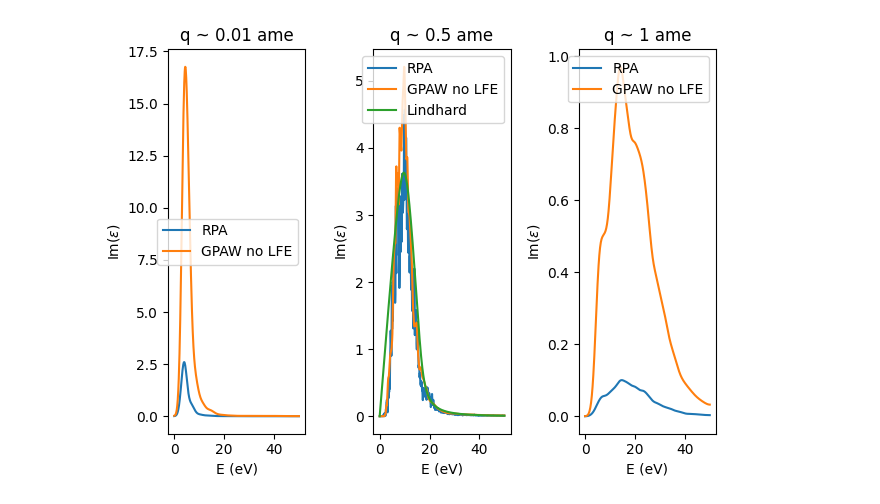
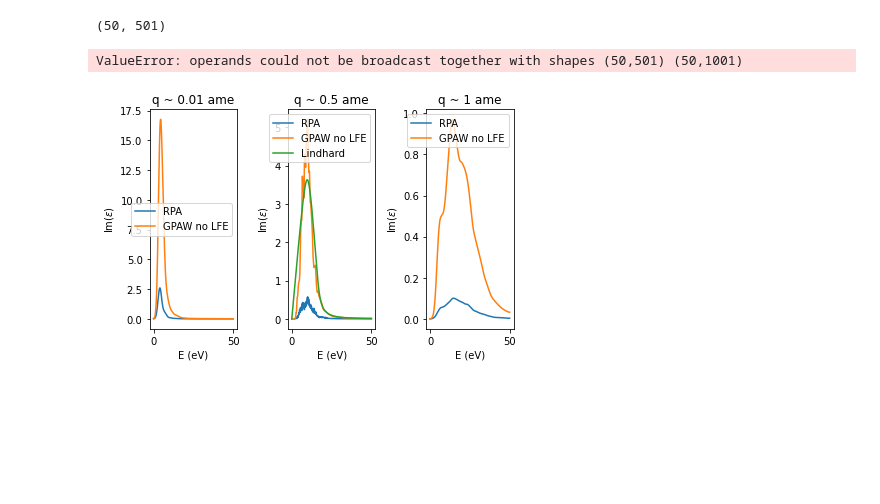
Before and after one commit to meganhott/QCDark2, a Jupyter notebook: plots.ipynb, the cells around one changed output. Cells and saved outputs as stored; diff of their text form; code cells hidden in the pictures; blank space fills up the shorter version.

Commit message:
added Kramers-Kronig to plots

```diff
--- a/plots.ipynb
+++ b/plots.ipynb
@@ -108,35 +135,64 @@ plt.tight_layout()
+# %%
+eps_l.shape
+# %% [output]
+(50, 501)
+# %%
+#Kramers-Kronig Re RPA
+eps_kk_re = kk_2d(eps, filter=False)
+
+E_l = np.arange(0, 100+parmt.dE, parmt.dE)
+E_mesh_l, q_mesh_l = np.meshgrid(E_l, q)
+eps_l = Lindhard(E_mesh, q_mesh, 0.1)
+
+
+eps_kk_l_re = kk_2d(eps_l, filter=False)
+
+fig, ax = plt.subplots(1,2)
+
+im0 = ax[0].pcolormesh(E, q, eps_kk_re, cmap=c, norm=matplotlib.colors.SymLogNorm(th, vmin=-re_max, vmax=re_max))
+im1 = ax[1].pcolormesh(E, q, eps_kk_l_re[:,:501], cmap=c, norm=matplotlib.colors.SymLogNorm(th, vmin=-re_max, vmax=re_max))
+fig.colorbar(im0, ax=ax[0])
+fig.colorbar(im1, ax=ax[1])
+for i in [0,1]:
+    ax[i].set_xlabel('E (eV)')
+    ax[i].set_ylabel(r'q ($\alpha m_e$)')
+ax[0].set_title(r'RPA Re($\epsilon$) from KK')
+ax[1].set_title(r'Lindhard Re($\epsilon$) from KK')
+plt.tight_layout()
+# %% [output]
+ValueError: operands could not be broadcast together with shapes (50,501) (50,1001)
 # %%
 #Im plots
 from scipy.ndimage import gaussian_filter1d
 
 #Note factors multiplying RPA - where is this nonlinear factor coming from?
 
 fig, ax = plt.subplots(1,3)
 ax[0].plot(E, gaussian_filter1d(np.imag(eps[0,:]),10), label='RPA')
 ax[0].plot(E, gaussian_filter1d(darkelf_gpaw.eps2(E, 0.01*alpha*mElectron),10), label='GPAW no LFE')
 #ax[0].plot(E, np.imag(eps_l[0,:]), label='Lindhard')
 ax[0].set_title('q ~ 0.01 ame')
 ax[0].legend()
 
-ax[1].plot(E, 8*np.imag(eps[25,:]), label='RPA')
+ax[1].plot(E, np.imag(eps[25,:]), label='RPA')
 ax[1].plot(E, darkelf_gpaw.eps2(E, 0.5*alpha*mElectron), label='GPAW no LFE')
 ax[1].plot(E, np.imag(eps_l[25,:]), label='Lindhard')
 ax[1].set_title('q ~ 0.5 ame')
 ax[1].legend()
 
 ax[2].plot(E, gaussian_filter1d(np.imag(eps[-1,:]),10), label='RPA')
 ax[2].plot(E, gaussian_filter1d(darkelf_gpaw.eps2(E, 1*alpha*mElectron),10), label='GPAW no LFE')
 #ax[2].plot(E, np.imag(eps_l[-1,:]), label='Lindhard')
 ax[2].set_title('q ~ 1 ame')
 ax[2].legend()
 
 for i in [0,1,2]:
     ax[i].set_xlabel('E (eV)')
     ax[i].set_ylabel(r'Im($\epsilon)$')
 plt.tight_layout()
 plt.show()
 # %% [output]
-[figure, old version]
+[figure, new version]
 # %%
 #Re plots
 
```
Also changed, not shown: parts of 6 cells of this notebook.
